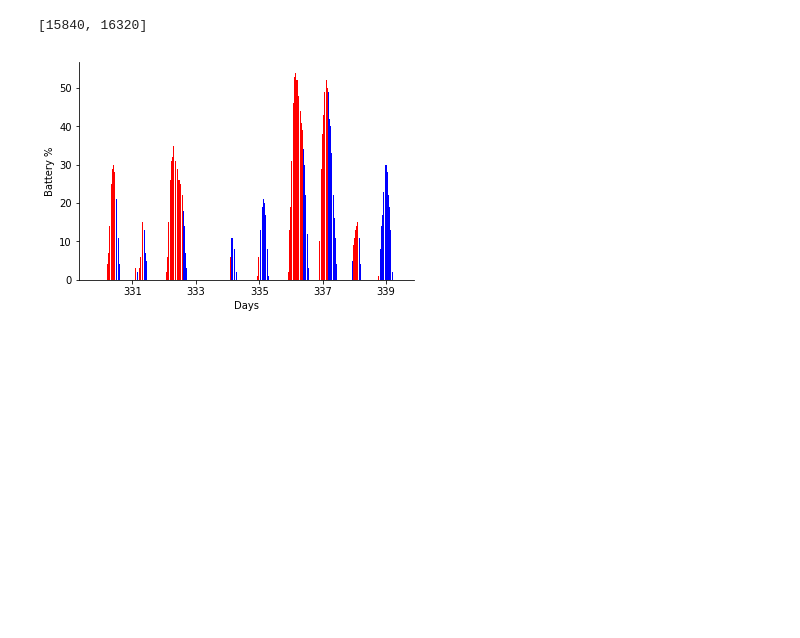
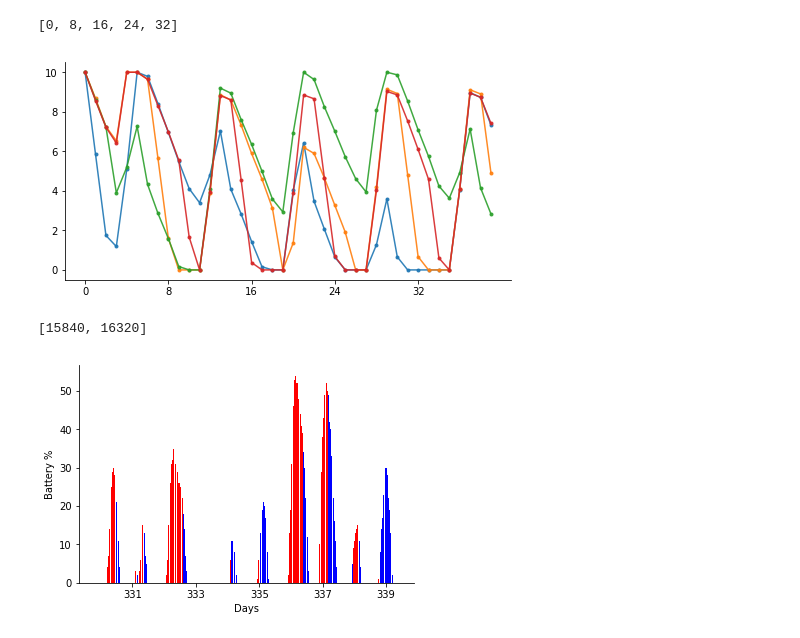
Before and after one commit to jamesjarlathlong/continuous, a Jupyter notebook: plot_results.ipynb, the cells around one changed output. Saved outputs shown, nothing was run; the diff lists cells and outputs as text; code cells hidden in the pictures; blank space fills up the shorter version.

```diff
--- a/plot_results.ipynb
+++ b/plot_results.ipynb
@@ -50,3 +117,8 @@ sns.despine()
+# %%
+fig = plotone(statetracelearned)
+# %% [output]
+[0, 8, 16, 24, 32]
+[figure, added]
 # %%
 #with open('tmp/dtoei_testingonunseenyear.json') as f:
 fig, ax = plt.subplots(1)
```
Also changed, not shown: parts of 24 cells of this notebook.
